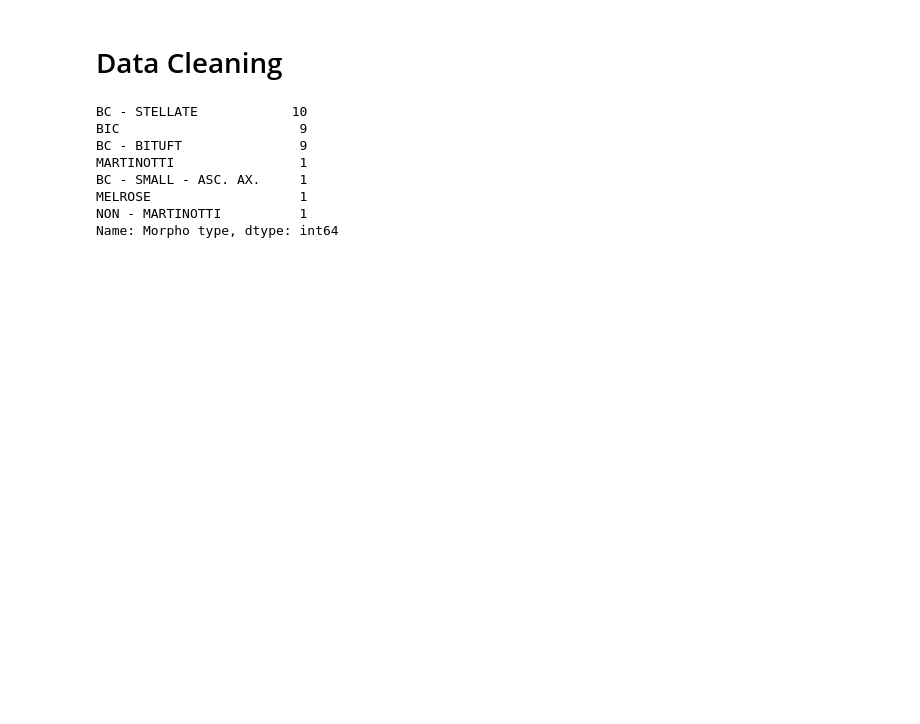
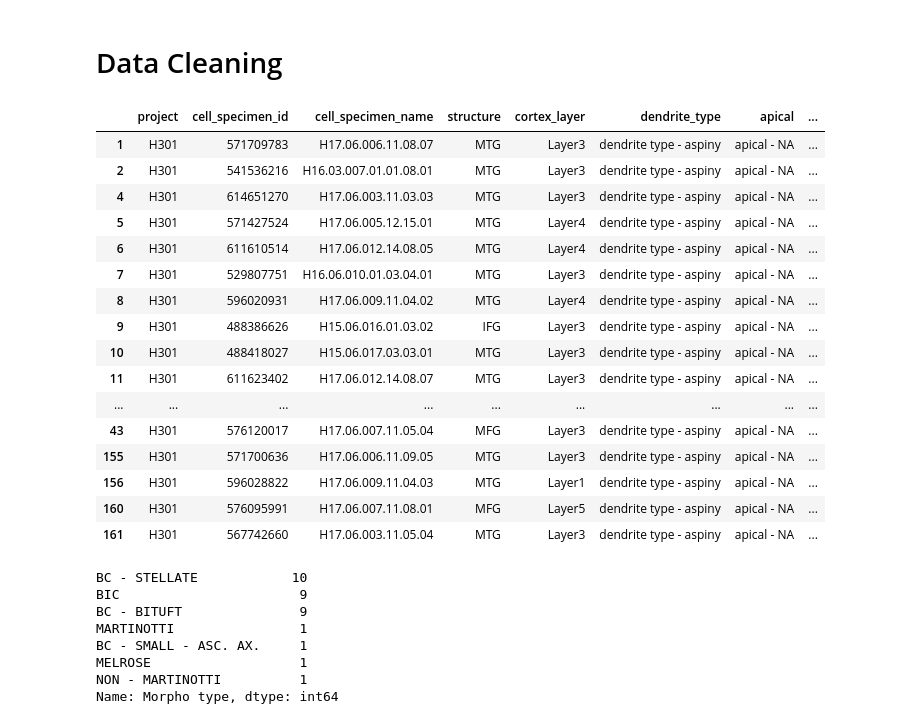
Before and after one commit to justin-yj-lee/AllenInstitute-HumanMorph, a Jupyter notebook: Aspiny_Human_ME_Clustering.ipynb, the cells around one changed output. Drawn from its saved outputs; the diff is of its cells as text; code cells hidden in the pictures; blank space fills up the shorter version.

```diff
--- a/Aspiny_Human_ME_Clustering.ipynb
+++ b/Aspiny_Human_ME_Clustering.ipynb
@@ -10,6 +10,28 @@ import seaborn as sns
 # %%
 as_df = pd.read_csv("../Data/aspiny_human_me_wide.csv")
 as_df = as_df.sort_values('specimen_id')
+# %%
+aspiny = pd.read_csv("../Data/H301_reconstructions_with_Metadata_QC.csv")
+aspiny = aspiny[aspiny['dendrite_type'].str.contains("aspiny")].dropna(subset=['Morpho type'])
+aspiny
+# %% [output]
+|  | project | cell_specimen_id | cell_specimen_name | structure | cortex_layer | dendrite_type | apical | ... |
+| 1 | H301 | 571709783 | H17.06.006.11.08.07 | MTG | Layer3 | dendrite type - aspiny | apical - NA | ... |
+| 2 | H301 | 541536216 | H16.03.007.01.01.08.01 | MTG | Layer3 | dendrite type - aspiny | apical - NA | ... |
+| 4 | H301 | 614651270 | H17.06.003.11.03.03 | MTG | Layer3 | dendrite type - aspiny | apical - NA | ... |
+| 5 | H301 | 571427524 | H17.06.005.12.15.01 | MTG | Layer4 | dendrite type - aspiny | apical - NA | ... |
+| 6 | H301 | 611610514 | H17.06.012.14.08.05 | MTG | Layer4 | dendrite type - aspiny | apical - NA | ... |
+| 7 | H301 | 529807751 | H16.06.010.01.03.04.01 | MTG | Layer3 | dendrite type - aspiny | apical - NA | ... |
+| 8 | H301 | 596020931 | H17.06.009.11.04.02 | MTG | Layer4 | dendrite type - aspiny | apical - NA | ... |
+| 9 | H301 | 488386626 | H15.06.016.01.03.02 | IFG | Layer3 | dendrite type - aspiny | apical - NA | ... |
+| 10 | H301 | 488418027 | H15.06.017.03.03.01 | MTG | Layer3 | dendrite type - aspiny | apical - NA | ... |
+| 11 | H301 | 611623402 | H17.06.012.14.08.07 | MTG | Layer3 | dendrite type - aspiny | apical - NA | ... |
+| ... | ... | ... | ... | ... | ... | ... | ... | ... |
+| 43 | H301 | 576120017 | H17.06.007.11.05.04 | MFG | Layer3 | dendrite type - aspiny | apical - NA | ... |
+| 155 | H301 | 571700636 | H17.06.006.11.09.05 | MTG | Layer3 | dendrite type - aspiny | apical - NA | ... |
+| 156 | H301 | 596028822 | H17.06.009.11.04.03 | MTG | Layer1 | dendrite type - aspiny | apical - NA | ... |
+| 160 | H301 | 576095991 | H17.06.007.11.08.01 | MFG | Layer5 | dendrite type - aspiny | apical - NA | ... |
+| 161 | H301 | 567742660 | H17.06.003.11.05.04 | MTG | Layer3 | dendrite type - aspiny | apical - NA | ... |
 # %%
 import re
 
```
Also changed, not shown: parts of 14 cells of this notebook, 1 other file.
